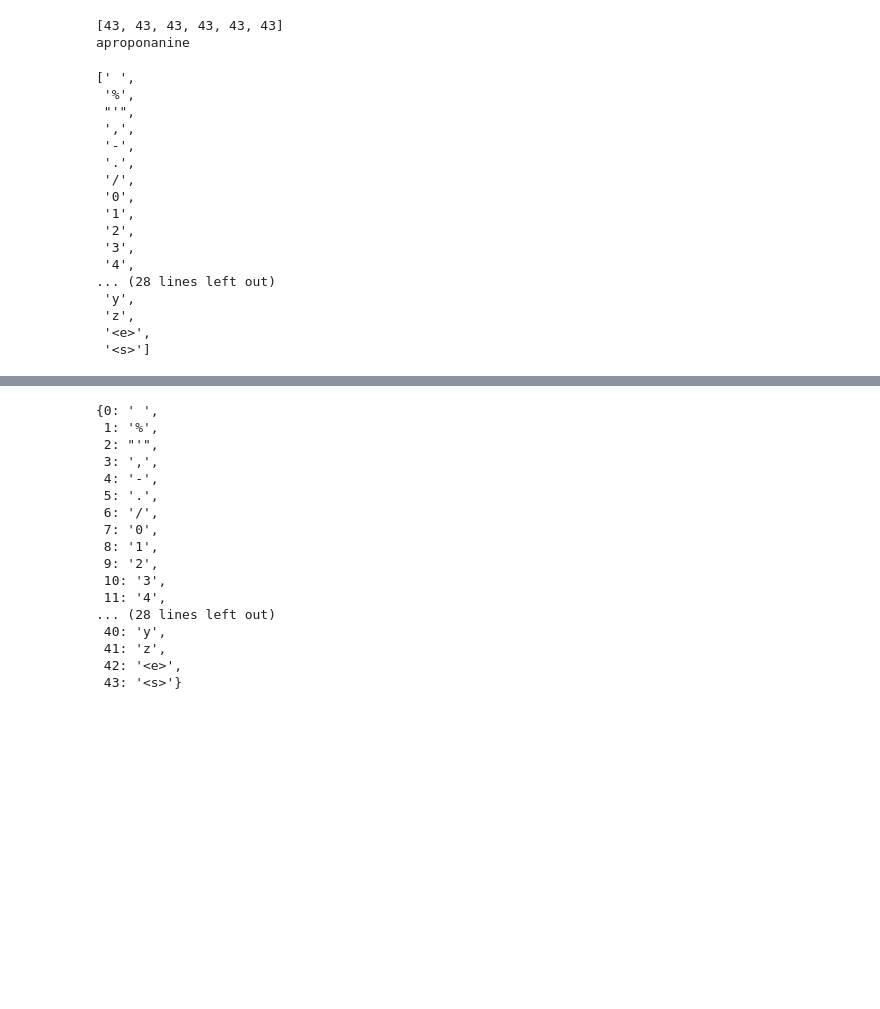
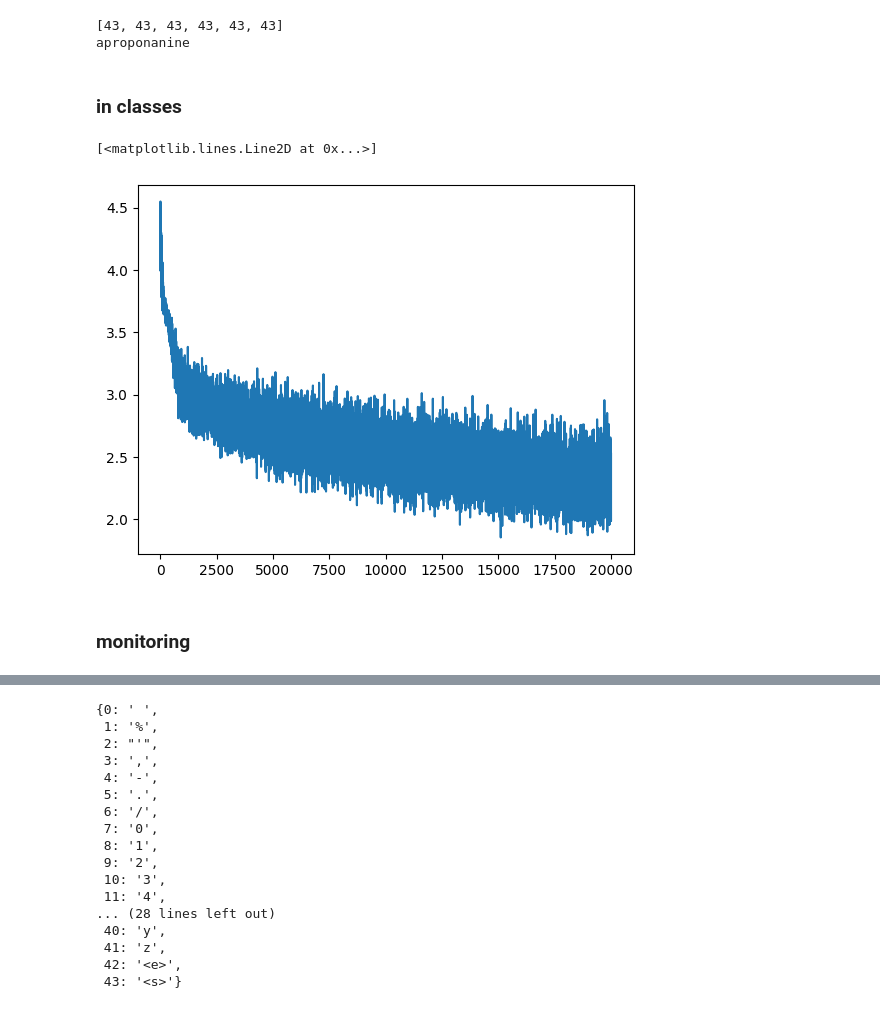
Before and after one commit to yiheinchai/kingscrosshacklab, a Jupyter notebook: projects/makemore/drugs/drugs.ipynb, the cells around one changed output, grey strips where cells are left out. Cells and saved outputs as stored; diff of their text form; code cells hidden in the pictures; blank space fills up the shorter version.

```diff
--- a/projects/makemore/drugs/drugs.ipynb
+++ b/projects/makemore/drugs/drugs.ipynb
@@ -101,7 +101,6 @@ for p in parameters:
     p.requires_grad = True
 # %%
 losses = []
-
 
 for batch_num in range(NUM_EPOCHS):
     for p in parameters:
@@ -145,7 +144,7 @@ for batch_num in range(NUM_EPOCHS):
         p.data -= p.grad * LR
 
     losses.append(loss.item())
-    # break
+    break
 
 plt.plot(losses)
 # %% [output]
@@ -268,23 +266,5 @@ torch.save({
     'bn_mean_2': bn_mean_2,
     'bn_std_2': bn_std_2
 }, 'drugs_model.pt')
-# %%
-chars
-# %% [output]
-[' ',
- '%',
- "'",
- ',',
- '-',
- '.',
- '/',
- '0',
- '1',
- '2',
- '3',
- '4',
-... (28 lines left out)
- 'y',
- 'z',
- '<e>',
- '<s>']
+# %% [markdown]
+### in classes
@@ -290,0 +358,50 @@ chars
+# %%
+EMBEDDING_DIM = 8
+HIDDEN_LAYER_1_SIZE = 70
+HIDDEN_LAYER_2_SIZE = 30
+LR = 1e-2
+
+NUM_EPOCHS = 20000
+BATCH_SIZE = 64
+
+
+E = torch.randn(vocab_size, EMBEDDING_DIM)
+
+layer_1 = Linear(EMBEDDING_DIM * context_length, HIDDEN_LAYER_1_SIZE, bias=True)
+bn_1 = BatchNorm()
+layer_2 = Linear(HIDDEN_LAYER_1_SIZE, HIDDEN_LAYER_2_SIZE, bias=True)
+bn_2 = BatchNorm()
+layer_3 = Linear(HIDDEN_LAYER_2_SIZE, vocab_size)
+tanh = Tanh()
+
+model = [layer_1, bn_1, tanh, layer_2, bn_2, tanh, layer_3]
+
+losses = []
+
+for batch_num in range(NUM_EPOCHS):
+    batch_ix = torch.randint(0, X_tr.shape[0], (64,))
+
+    xs = X_tr[batch_ix]
+    y = Y_tr[batch_ix]
+
+    emb = E[xs].view(-1, EMBEDDING_DIM * context_length)
+
+    x = emb
+
+    for l in model:
+        x = l(x)
+
+    loss = torch.nn.functional.cross_entropy(x, y)
+    loss.backward()
+
+    for l in model:
+        l.step()
+
+    losses.append(loss.item())
+
+plt.plot(losses)
+# %% [output]
+[<matplotlib.lines.Line2D at 0x...>]
+[figure, added]
+# %% [markdown]
+### monitoring
```
Also changed, not shown: parts of 4 cells of this notebook, 2 other files.
